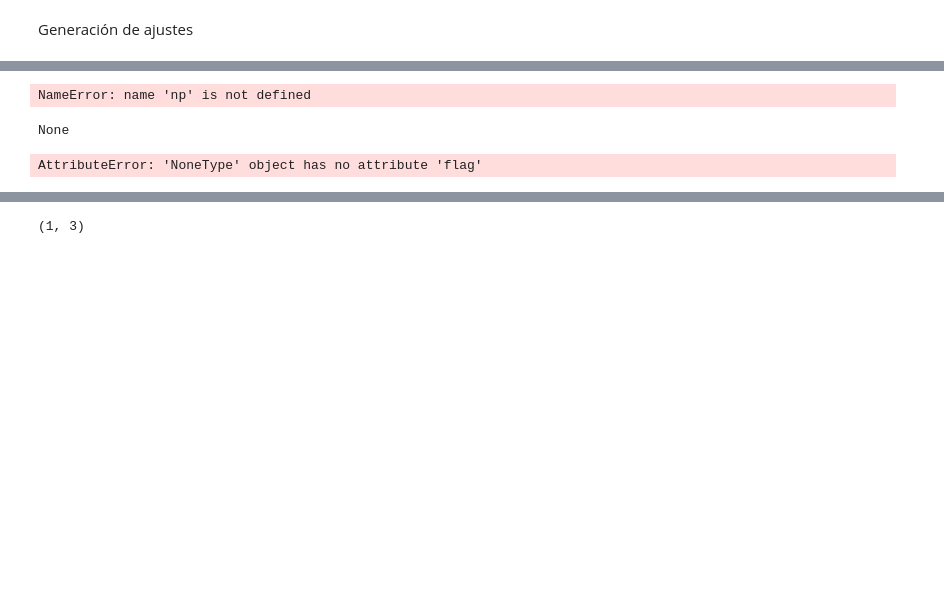
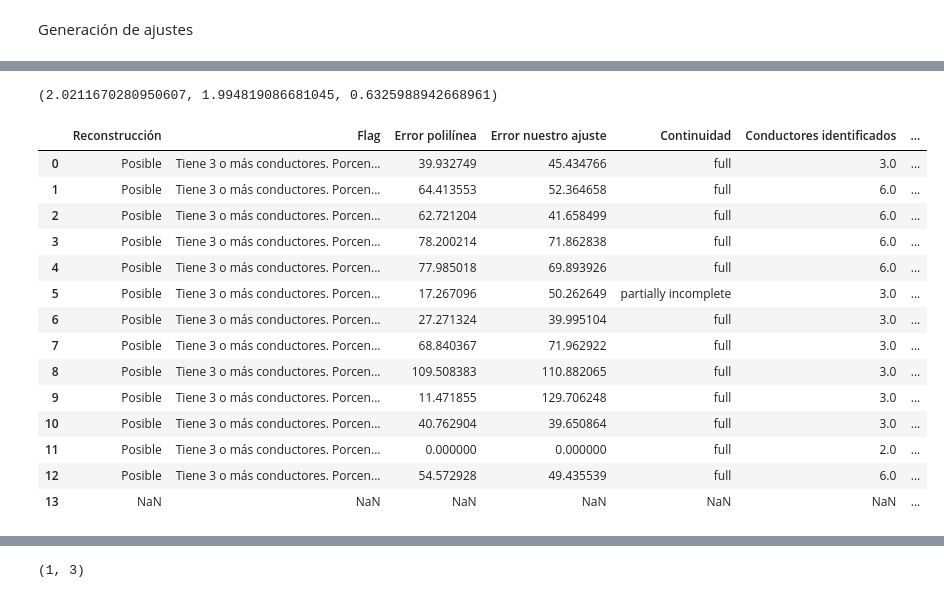
Before and after one commit to DeduceDS/CATENARIA, a Jupyter notebook: catenaria/notebooks/REG-VDI-XIN-FitValid_crucetas.ipynb, the cells around one changed output, grey strips where cells are left out. Cells and saved outputs as stored; diff of their text form; code cells hidden in the pictures; blank space fills up the shorter version.

```diff
--- a/catenaria/notebooks/REG-VDI-XIN-FitValid_crucetas.ipynb
+++ b/catenaria/notebooks/REG-VDI-XIN-FitValid_crucetas.ipynb
@@ -37,7 +37,7 @@ pathdata2 = os.getcwd()+"/../data/lineas_completas/REG804.json"
 with open(pathdata2, 'r') as archivo:
     data = json.load(archivo)
 
-fulld=[data[i]['ID_VANO'] for i in range(len(data[0:10]))]
-data, rmses, maxes, correlations=fit_plot_vano_group_2(data,sublist=fulld,plot_filter='good_fit',init=0,end=10,save=True,label='REG')#len(fulld)
+fulld=[data[i]['ID_VANO'] for i in range(len(data[0:20]))]
+data, rmses, maxes, correlations=fit_plot_vano_group_2(data,sublist=fulld,plot_filter='good_fit',init=10,end=20,save=True,label='REG')#len(fulld)
 #'bad_line_number', "bad_backing", bad_cluster, bad_line_number, bad_line_orientation, bad_fit, good_fit,
 # %% [output]
@@ -70,12 +96,34 @@ KeyboardInterrupt:
 # %%
-np.array(rmses).sum(axis = 1).mean(), np.array(maxes).max(axis = 1).mean(), np.array(correlations).mean(axis = 1).mean()
+np.array(rmses).sum(axis = 1).mean(), np.array(maxes).max(axis = 1).mean(), np.array(correlations)[:,0].mean(axis = 1).mean(), np.array(correlations)[:,1].mean(axis = 1).mean()
 # %% [output]
-NameError: name 'np' is not defined
+(2.0211670280950607, 1.994819086681045, 0.6325988942668961)
-# %%
-print(res)
-# %% [output]
-None
-# %%
-np.unique(res.flag)
-# %% [output]
-AttributeError: 'NoneType' object has no attribute 'flag'
+# %%
+puntuaciones = []
+
+for vano in data:
+
+    try:
+        puntuaciones.append(vano["PUNTUACIONES"])
+
+    except Exception:
+        pass
+
+puntuaciones_df = pd.DataFrame(puntuaciones)
+
+puntuaciones_df
+# %% [output]
+|  | Reconstrucción | Flag | Error polilínea | Error nuestro ajuste | Continuidad | Conductores identificados | ... |
+| 0 | Posible | Tiene 3 o más conductores. Porcen... | 39.932749 | 45.434766 | full | 3.0 | ... |
+| 1 | Posible | Tiene 3 o más conductores. Porcen... | 64.413553 | 52.364658 | full | 6.0 | ... |
+| 2 | Posible | Tiene 3 o más conductores. Porcen... | 62.721204 | 41.658499 | full | 6.0 | ... |
+| 3 | Posible | Tiene 3 o más conductores. Porcen... | 78.200214 | 71.862838 | full | 6.0 | ... |
+| 4 | Posible | Tiene 3 o más conductores. Porcen... | 77.985018 | 69.893926 | full | 6.0 | ... |
+| 5 | Posible | Tiene 3 o más conductores. Porcen... | 17.267096 | 50.262649 | partially incomplete | 3.0 | ... |
+| 6 | Posible | Tiene 3 o más conductores. Porcen... | 27.271324 | 39.995104 | full | 3.0 | ... |
+| 7 | Posible | Tiene 3 o más conductores. Porcen... | 68.840367 | 71.962922 | full | 3.0 | ... |
+| 8 | Posible | Tiene 3 o más conductores. Porcen... | 109.508383 | 110.882065 | full | 3.0 | ... |
+| 9 | Posible | Tiene 3 o más conductores. Porcen... | 11.471855 | 129.706248 | full | 3.0 | ... |
+| 10 | Posible | Tiene 3 o más conductores. Porcen... | 40.762904 | 39.650864 | full | 3.0 | ... |
+| 11 | Posible | Tiene 3 o más conductores. Porcen... | 0.000000 | 0.000000 | full | 2.0 | ... |
+| 12 | Posible | Tiene 3 o más conductores. Porcen... | 54.572928 | 49.435539 | full | 6.0 | ... |
+| 13 | NaN | NaN | NaN | NaN | NaN | NaN | ... |
```
Also changed, not shown: parts of 2 cells of this notebook, 5 other files.
